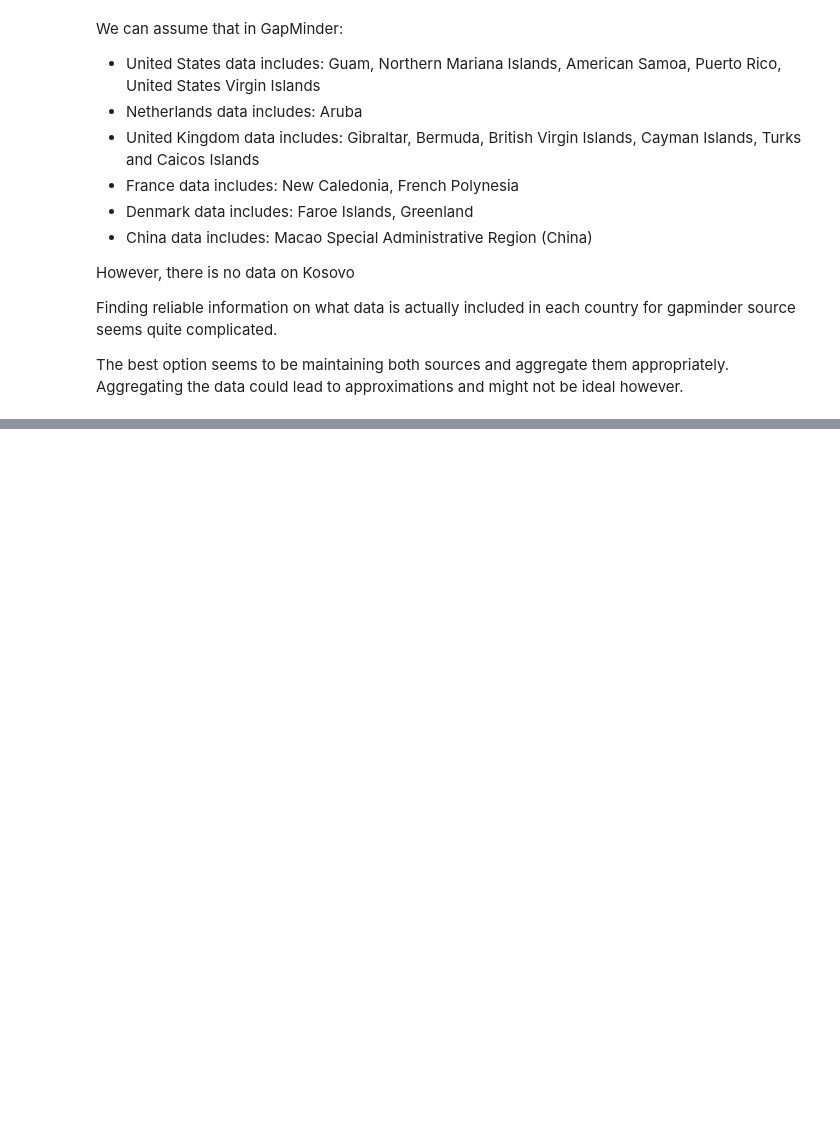
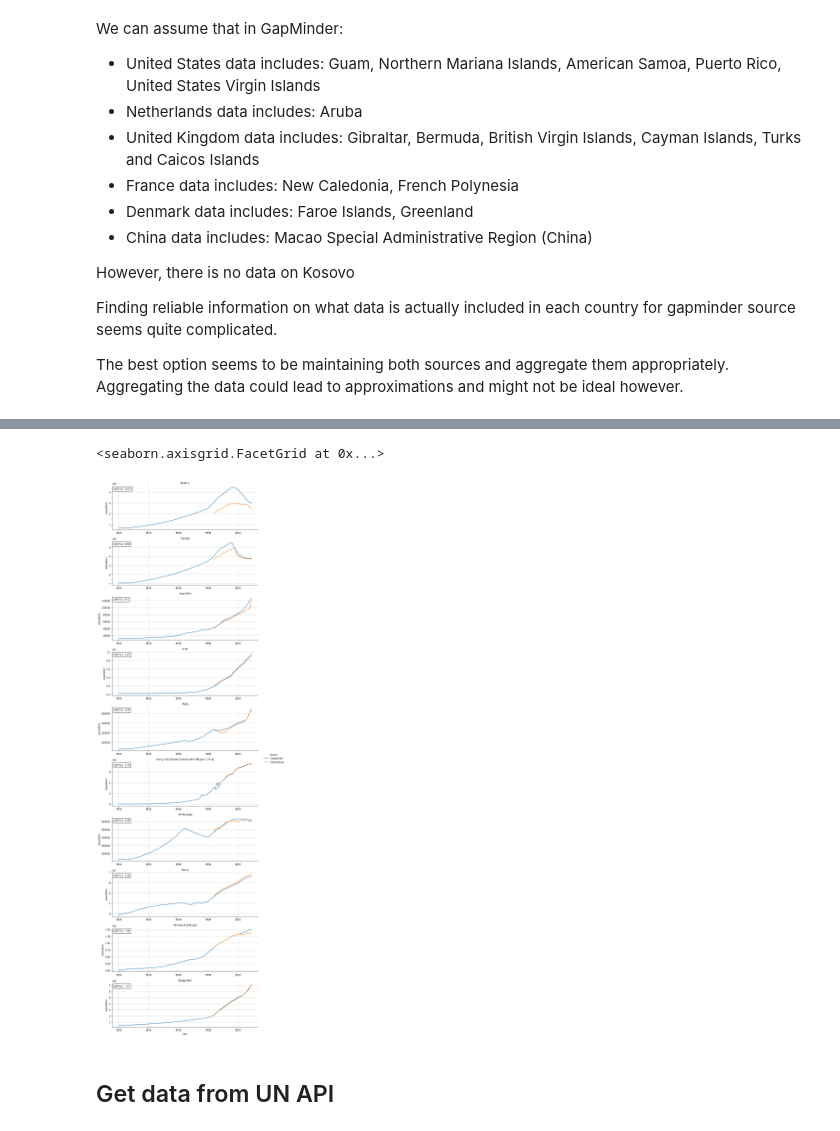
Before and after one commit to dataforgoodfr/shiftdataportal, a Jupyter notebook: data-preparation/src/20241129_population_gapminder.ipynb, the cells around one changed output, grey strips where cells are left out. Saved outputs shown, nothing was run; the diff lists cells and outputs as text; code cells hidden in the pictures; blank space fills up the shorter version.

```diff
--- a/data-preparation/src/20241129_population_gapminder.ipynb
+++ b/data-preparation/src/20241129_population_gapminder.ipynb
@@ -412,0 +192,38 @@ The best option seems to be maintaining both sources and aggregate them appropri
+# %%
+df_population["source"] = "World Bank"
+df_gapminder["source"] = "GapMinder"
+combined_df = pd.concat([df_population, df_gapminder])
+# %%
+def diff_percent(s:pd.Series):
+    if len(s) < 2:
+        return 1
+    values = s.values
+    avg = np.mean(values)
+    if avg == 0:
+        return 0
+    return 100*np.abs(values[1] - values[0])/avg
+# %%
+filtered_countries_years_cols_df = combined_df.loc[(combined_df["year"] >= 1960) & (combined_df["group_name"].isin(common_countries)), ["group_name", "year", "population"]]
+df_difference = filtered_countries_years_cols_df.groupby(["group_name", "year"])["population"].apply(diff_percent).reset_index(name="population_diff_percent")
+df_difference.reset_index(inplace=True)
+df_mean_diff = df_difference.groupby("group_name")["population_diff_percent"].mean().sort_values(ascending=False)
+df_mean_diff = df_mean_diff.reset_index()
+combined_df = combined_df.merge(right=df_mean_diff, how="left", on="group_name").sort_values(by="population_diff_percent", ascending=False)
+# %%
+def wrapper(data:pd.DataFrame, **params):
+    ax = plt.gca()
+    diff_percentage = data["population_diff_percent"].mean()
+    diff_text = AnchoredText(f"diff (%) : {round(diff_percentage, 2)}", loc="upper left")
+    ax.add_artist(diff_text)
+# %%
+# countries_to_compare = ["Moldova"]
+countries_to_compare = df_mean_diff["group_name"].iloc[:10]
+filtered_countries_df = combined_df.loc[combined_df["group_name"].isin(countries_to_compare)]
+g = sns.relplot(data=filtered_countries_df, height=3, aspect=3, x="year", y="population", row="group_name", hue="source", kind='line', facet_kws={"sharex":False, "sharey":False})
+g.map_dataframe(func=wrapper)
+g.set_titles(row_template="{row_name}")
+# %% [output]
+<seaborn.axisgrid.FacetGrid at 0x...>
+[figure, added]
+# %% [markdown]
+## Get data from UN API
```
Also changed, not shown: parts of 50 cells of this notebook, 3 other files.
